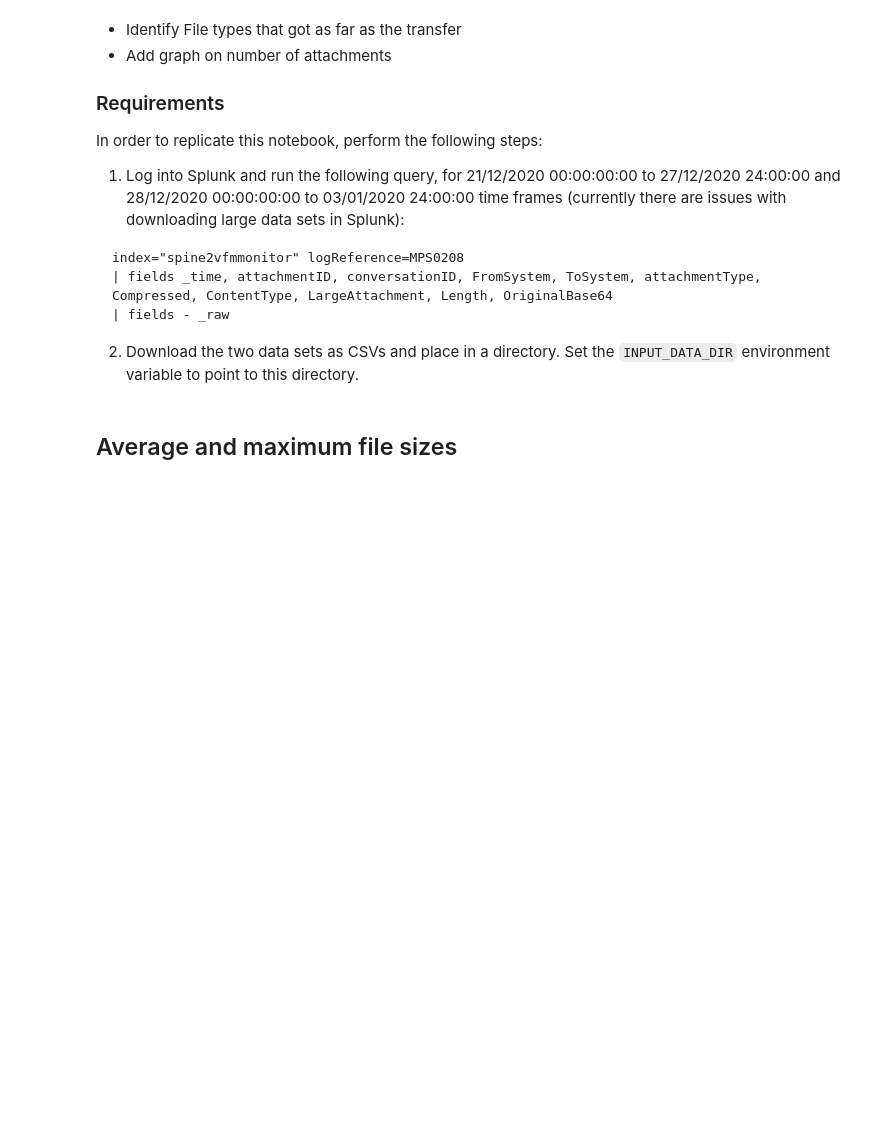
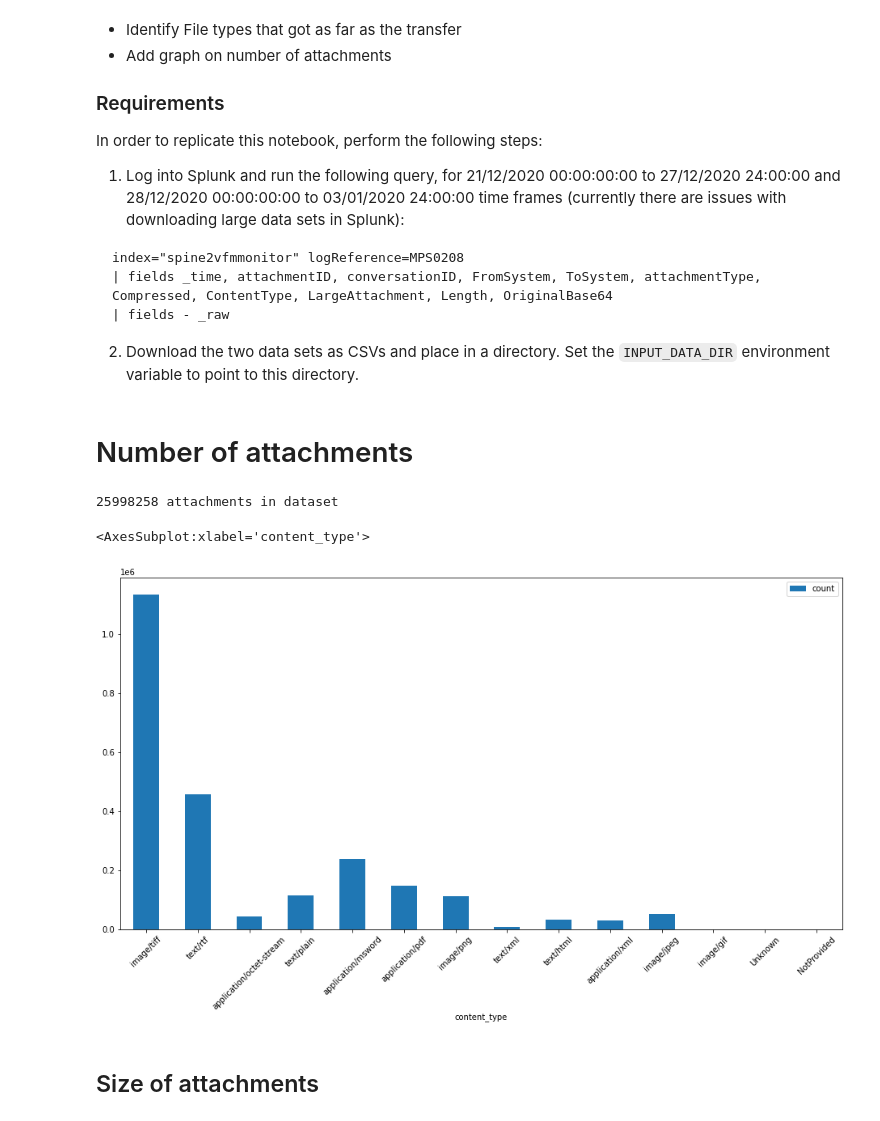
Before and after one commit to nhsconnect/prm-gp2gp-data-sandbox, a Jupyter notebook: notebooks/08-PRMT-1181--attachment-metadata-insights.ipynb, the cells around one changed output. Drawn from its saved outputs; the diff is of its cells as text; code cells hidden in the pictures; blank space fills up the shorter version.

```diff
--- a/notebooks/08-PRMT-1181--attachment-metadata-insights.ipynb
+++ b/notebooks/08-PRMT-1181--attachment-metadata-insights.ipynb
@@ -32,8 +32,19 @@ from scripts.attachments import construct_attachments_db, query_attachment_stati
 attachment_data_dir = os.environ["INPUT_DATA_DIR"]
 cursor =  duckdb.connect()
 attachments = construct_attachments_db(cursor, attachment_data_dir)
-# %% [markdown]
-## Average and maximum file sizes
+# %% [markdown]
+# Number of attachments
+# %%
+print(f"{attachments.df().size} attachments in dataset")
+# %% [output]
+25998258 attachments in dataset
+# %%
+attachments.aggregate("content_type, count(*) as count").df().plot.bar(x="content_type", y="count", rot=45, figsize=(16,8))
+# %% [output]
+<AxesSubplot:xlabel='content_type'>
+[figure, added]
+# %% [markdown]
+## Size of attachments
 # %%
 attachments_stats = query_attachment_statistics(attachments)
 
```
Also changed, not shown: parts of 6 cells of this notebook.
